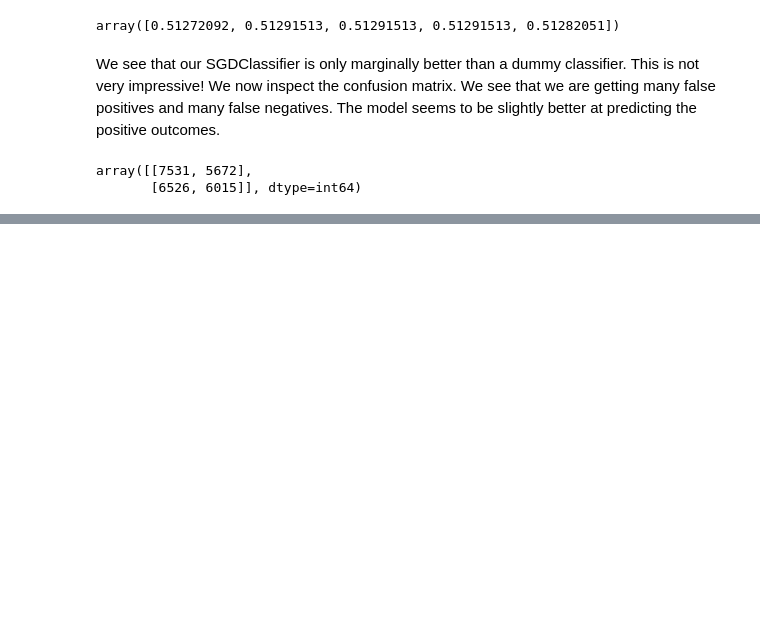
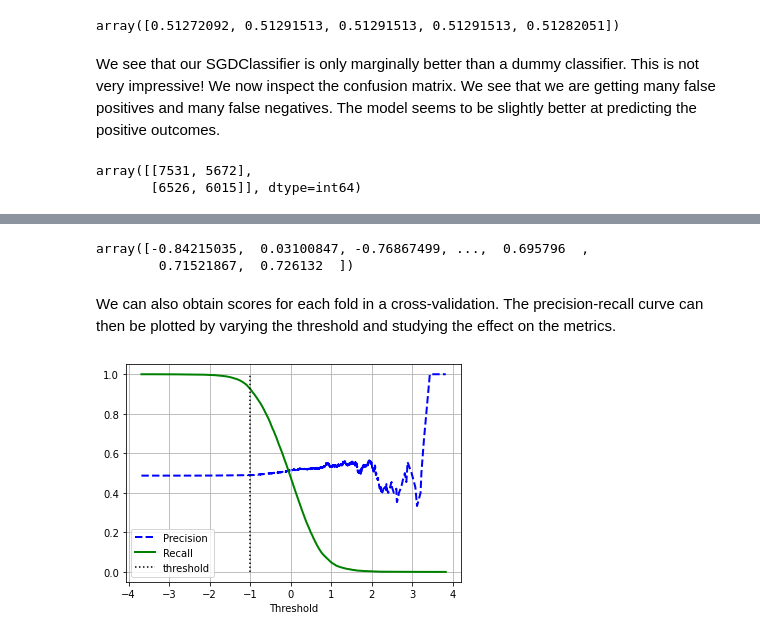
Before and after one commit to oldhiltonian/nyse-ml, a Jupyter notebook: nyse_ml/3_classification.ipynb, the cells around one changed output, grey strips where cells are left out. Drawn from its saved outputs; the diff is of its cells as text; code cells hidden in the pictures; blank space fills up the shorter version.

Commit message:
SGDClassifier precision and recall

```diff
--- a/nyse_ml/3_classification.ipynb
+++ b/nyse_ml/3_classification.ipynb
@@ -85,0 +121,25 @@ array([[7531, 5672],
+# %%
+y_train_scores = sgd_clf.decision_function(X_train_scaled)
+y_train_scores
+# %% [output]
+array([-0.84215035,  0.03100847, -0.76867499, ...,  0.695796  ,
+        0.71521867,  0.726132  ])
+# %% [markdown]
+We can also obtain scores for each fold in a cross-validation. The precision-recall curve can then be plotted by varying the threshold and studying the effect on the metrics.
+# %%
+y_train_scores_cv = cross_val_predict(sgd_clf, X_train_scaled, y_train,
+                                     cv=5, method='decision_function')
+
+precisions, recalls, thresholds = precision_recall_curve(y_train,
+                                                         y_train_scores_cv)
+
+threshold_example = -1
+plt.plot(thresholds, precisions[:-1], "b--", label='Precision', linewidth=2)
+plt.plot(thresholds, recalls[:-1], "g-", label='Recall', linewidth=2)
+plt.vlines(threshold_example, 0, 1.0, "k", "dotted", label='threshold')
+plt.grid()
+plt.xlabel("Threshold")
+plt.legend()
+plt.show()
+# %% [output]
+[figure, added]
```
Also changed, not shown: parts of 12 cells of this notebook.
